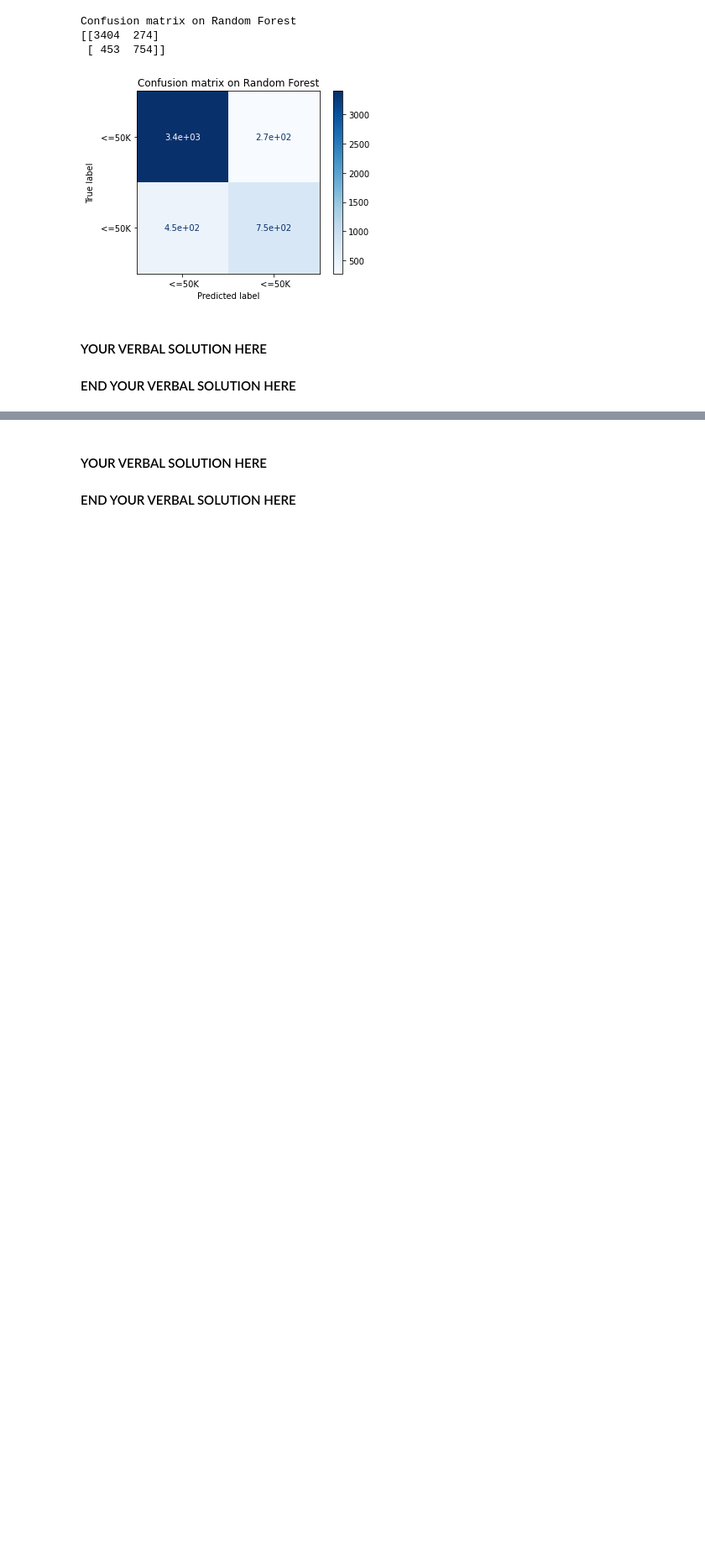
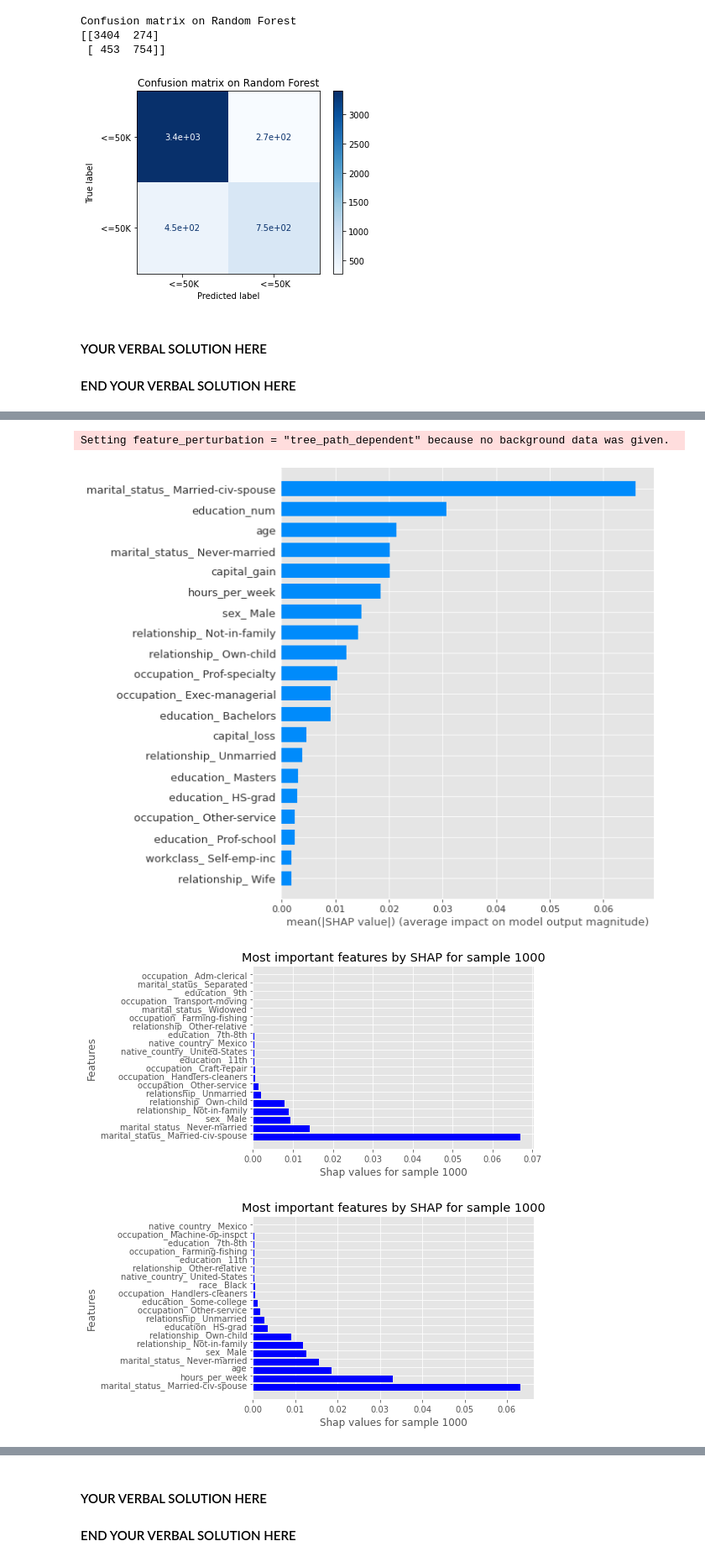
Before and after one commit to Galzi1/DataDiscoveryNNProj, a Jupyter notebook: project_part2.ipynb, the cells around one changed output, grey strips where cells are left out. Shown at 84% size. Cells and saved outputs as stored; diff of their text form; code cells hidden in the pictures; blank space fills up the shorter version.

```diff
--- a/project_part2.ipynb
+++ b/project_part2.ipynb
@@ -392,0 +381,60 @@ are important
+# %%
+### YOUR CODE HERE
+!pip install shap
+import shap
+from sklearn.ensemble import RandomForestClassifier
+
+plt.style.use('ggplot')
+shap.initjs()
+
+rf = RandomForestClassifier(max_depth=5)
+rf.fit(X_train, y_train)
+
+X_importance = X_test
+explainer = shap.TreeExplainer(rf)
+shap_values = explainer.shap_values(X_importance)
+
+shap.summary_plot(shap_values[1], X_importance, plot_type='bar')
+
+# Choosing two arbitrary samples - 1000 and 2567
+features_names = X_importance.columns
+sample1_shap_values = shap_values[1][1000]
+
+zipped = list(zip(sample1_shap_values, features_names))
+zipped.sort(reverse=True)
+zipped = zipped[:20]
+sample1_x, sample1_y = zip(*zipped)
+
+fig, ax = plt.subplots()
+width = 0.75 # the width of the bars
+ind = np.arange(len(sample1_x))  # the x locations for the groups
+ax.barh(ind, sample1_x, width, color="blue")
+ax.set_yticks(ind+width/2)
+ax.set_yticklabels(sample1_y, minor=False)
+plt.title('Most important features by SHAP for sample 1000')
+plt.xlabel('Shap values for sample 1000')
+plt.ylabel('Features')
+
+plt.show()
+
+sample2_shap_values = shap_values[1][2567]
+
+zipped = list(zip(sample2_shap_values, features_names))
+zipped.sort(reverse=True)
+zipped = zipped[:20]
+sample2_x, sample2_y = zip(*zipped)
+
+fig, ax = plt.subplots()
+width = 0.75 # the width of the bars
+ind = np.arange(len(sample2_x))  # the x locations for the groups
+ax.barh(ind, sample2_x, width, color="blue")
+ax.set_yticks(ind+width/2)
+ax.set_yticklabels(sample2_y, minor=False)
+plt.title('Most important features by SHAP for sample 1000')
+plt.xlabel('Shap values for sample 1000')
+plt.ylabel('Features')
+
+plt.show()
+
+### END YOUR CODE
+# %% [output]
@@ -392,0 +452,4 @@ are important
+Setting feature_perturbation = "tree_path_dependent" because no background data was given.
+[figure, added]
+[figure, added]
+[figure, added]
```
Also changed, not shown: parts of 5 cells of this notebook.
